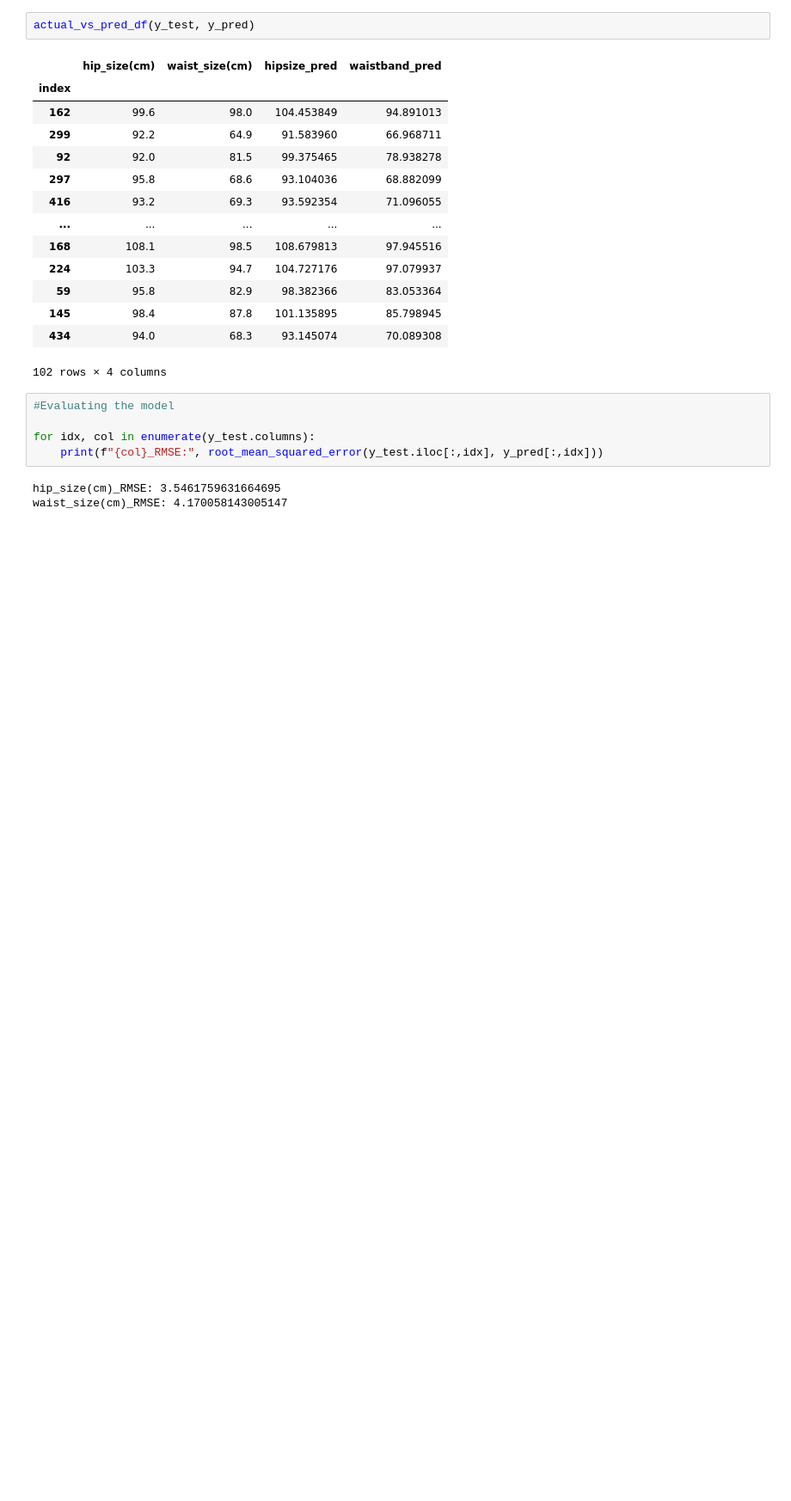
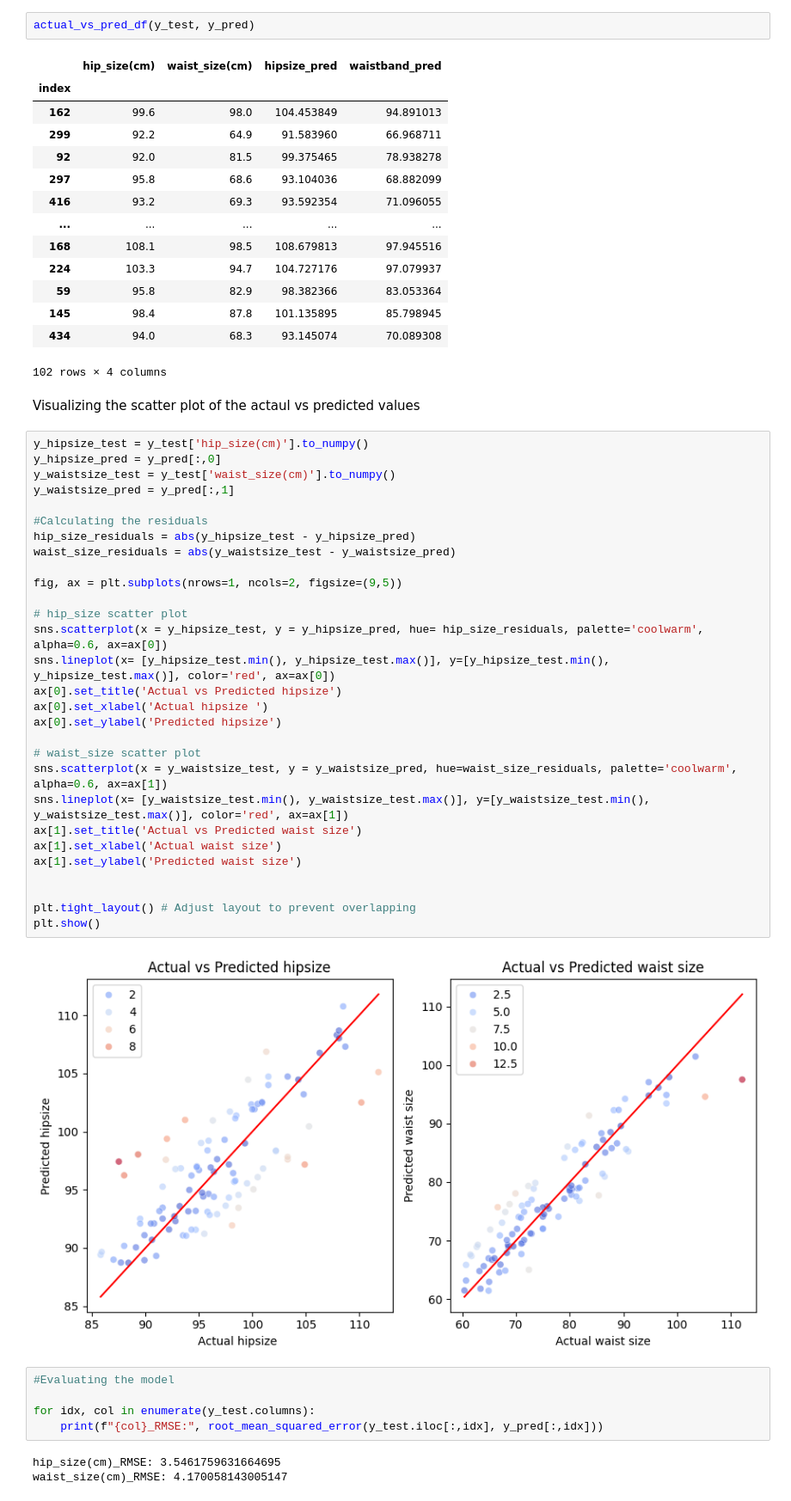
Before and after one commit to aryl-shamir/waistband_app, a Jupyter notebook: notebooks/model_developement.ipynb, the cells around one changed output. Shown at 86% size. Drawn from its saved outputs; the diff is of its cells as text; blank space fills up the shorter version.

```diff
--- a/notebooks/model_developement.ipynb
+++ b/notebooks/model_developement.ipynb
@@ -431,6 +474,39 @@ actual_vs_pred_df(y_test, y_pred)
 | 145 | 98.4 | 87.8 | 101.135895 | 85.798945 |
 | 434 | 94.0 | 68.3 | 93.145074 | 70.089308 |
 102 rows × 4 columns
+# %% [markdown]
+Visualizing the scatter plot of the actaul vs predicted values
+# %%
+y_hipsize_test = y_test['hip_size(cm)'].to_numpy()
+y_hipsize_pred = y_pred[:,0]
+y_waistsize_test = y_test['waist_size(cm)'].to_numpy()
+y_waistsize_pred = y_pred[:,1]
+
+#Calculating the residuals
+hip_size_residuals = abs(y_hipsize_test - y_hipsize_pred)
+waist_size_residuals = abs(y_waistsize_test - y_waistsize_pred)
+
+fig, ax = plt.subplots(nrows=1, ncols=2, figsize=(9,5))
+
+# hip_size scatter plot
+sns.scatterplot(x = y_hipsize_test, y = y_hipsize_pred, hue= hip_size_residuals, palette='coolwarm', alpha=0.6, ax=ax[0])
+sns.lineplot(x= [y_hipsize_test.min(), y_hipsize_test.max()], y=[y_hipsize_test.min(), y_hipsize_test.max()], color='red', ax=ax[0])
+ax[0].set_title('Actual vs Predicted hipsize')
+ax[0].set_xlabel('Actual hipsize ')
+ax[0].set_ylabel('Predicted hipsize')
+
+# waist_size scatter plot
+sns.scatterplot(x = y_waistsize_test, y = y_waistsize_pred, hue=waist_size_residuals, palette='coolwarm', alpha=0.6, ax=ax[1])
+sns.lineplot(x= [y_waistsize_test.min(), y_waistsize_test.max()], y=[y_waistsize_test.min(), y_waistsize_test.max()], color='red', ax=ax[1])
+ax[1].set_title('Actual vs Predicted waist size')
+ax[1].set_xlabel('Actual waist size')
+ax[1].set_ylabel('Predicted waist size')
+
+
+plt.tight_layout() # Adjust layout to prevent overlapping
+plt.show()
+# %% [output]
+[figure, added]
 # %%
 #Evaluating the model
 
```
Also changed, not shown: parts of 4 cells of this notebook.
